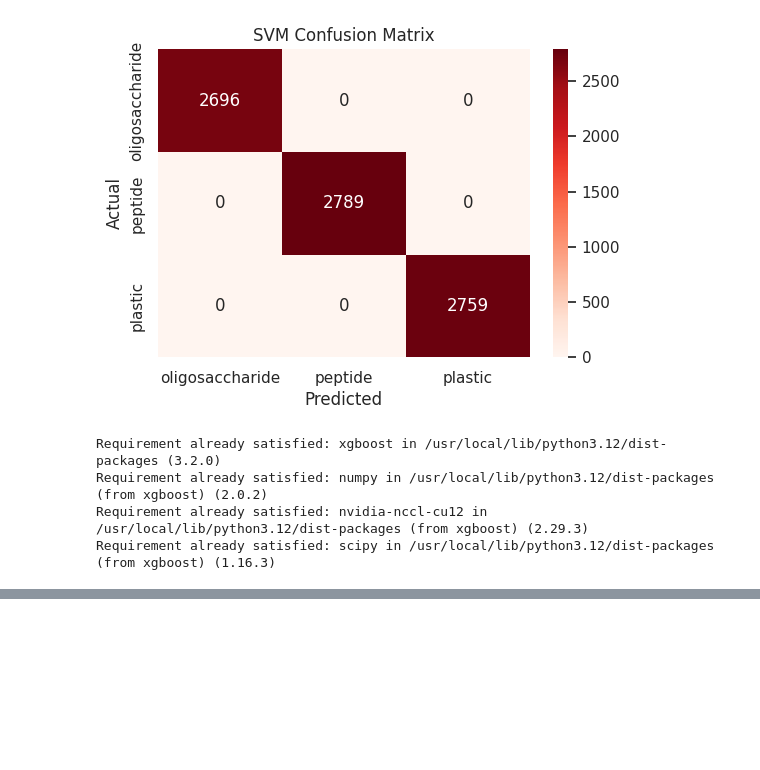
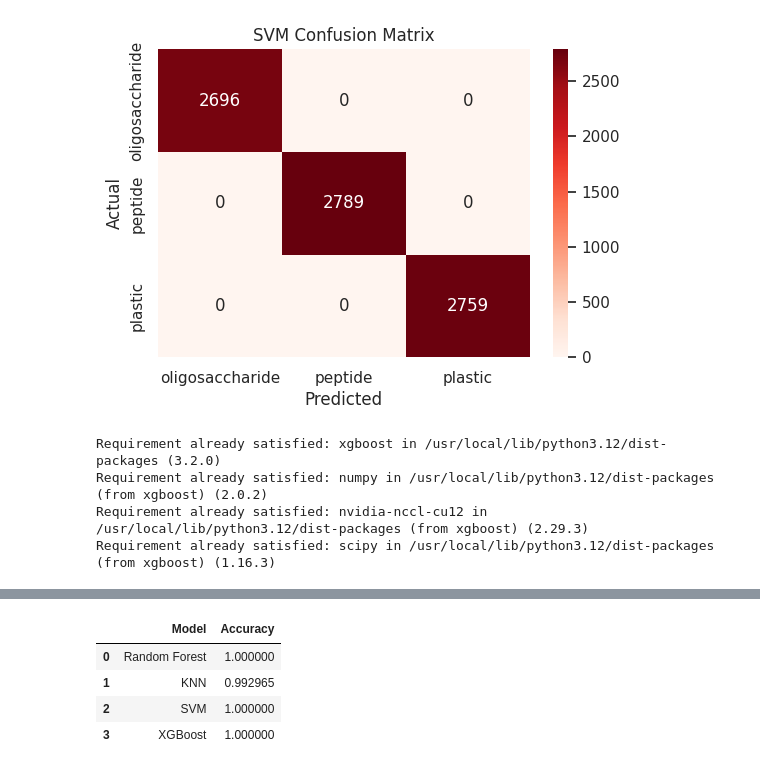
Before and after one commit to bytewithpalak/Polymer-Classification-using-ML, a Jupyter notebook: Polymer_Classification_prediction_using_ML.ipynb, the cells around one changed output, grey strips where cells are left out. Cells and saved outputs as stored; diff of their text form; code cells hidden in the pictures; blank space fills up the shorter version.

```diff
--- a/Polymer_Classification_prediction_using_ML.ipynb
+++ b/Polymer_Classification_prediction_using_ML.ipynb
@@ -388,3 +394,22 @@ df_results
+# %%
+results = {
+    "Model": ["Random Forest", "KNN", "SVM", "XGBoost"],
+    "Accuracy": [
+        accuracy_score(y_test, y_pred),
+        accuracy_score(y_test, y_pred_knn),
+        accuracy_score(y_test, y_pred_svm),
+        accuracy_score(y_test, y_pred_xgb)
+    ]
+}
+
+df_results = pd.DataFrame(results)
+df_results
+# %% [output]
+|  | Model | Accuracy |
+| 0 | Random Forest | 1.000000 |
+| 1 | KNN | 0.992965 |
+| 2 | SVM | 1.000000 |
+| 3 | XGBoost | 1.000000 |
 # %%
 plt.figure(figsize=(8, 5))
 sns.barplot(x='Model', y='Accuracy', data=df_results, palette='coolwarm')
```
Also changed, not shown: parts of 12 cells of this notebook.
